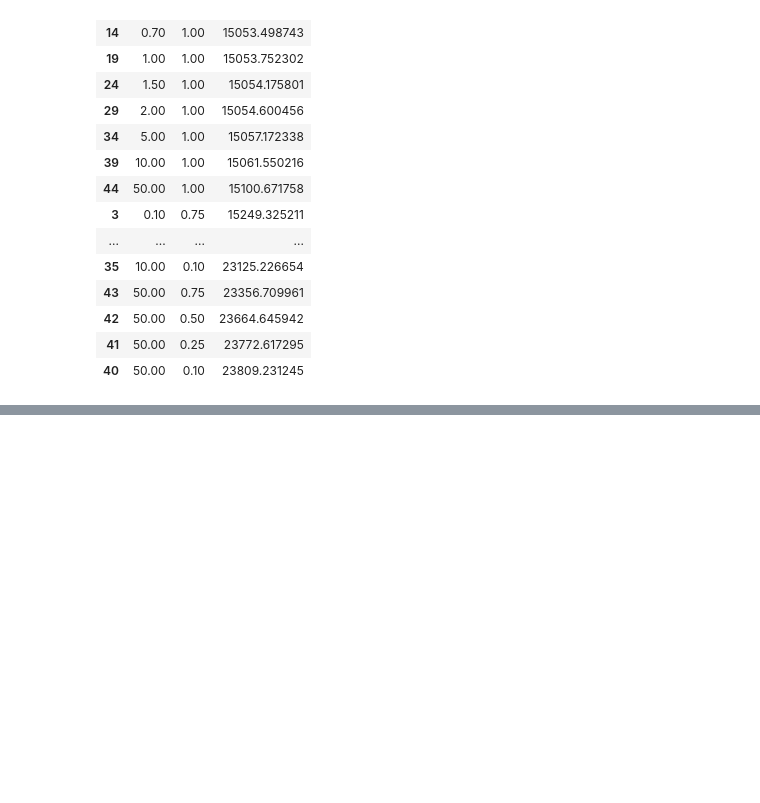
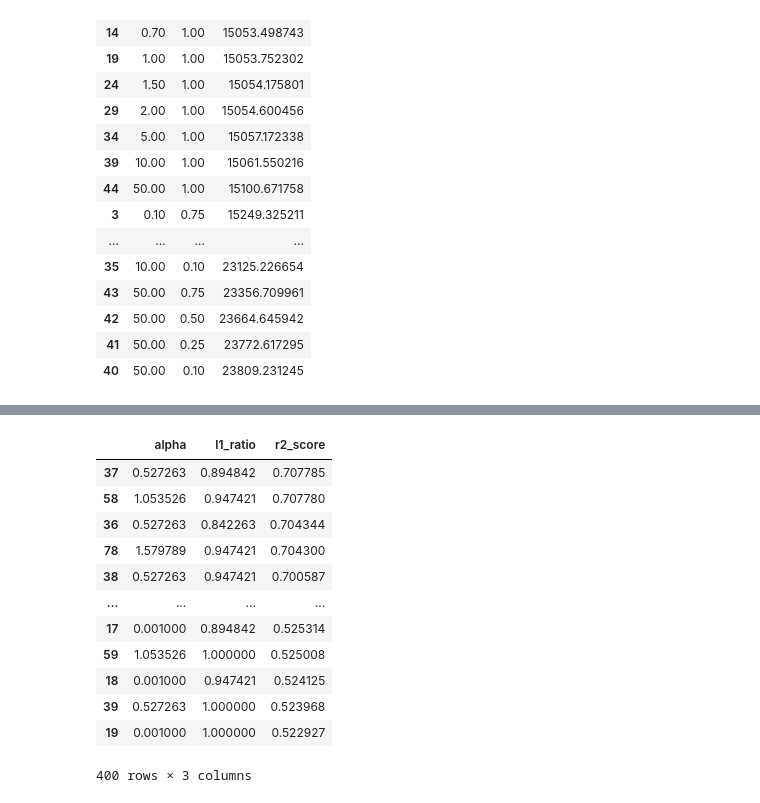
Before and after one commit to abhinavsatyam332-cloud/backup-pgcp-AI22, a Jupyter notebook: Practical Machine Learning/practicals/ElasticNet_and_all.ipynb, the cells around one changed output, grey strips where cells are left out. Saved outputs shown, nothing was run; the diff lists cells and outputs as text; code cells hidden in the pictures; blank space fills up the shorter version.

```diff
--- a/Practical Machine Learning/practicals/Daily Practicals/Untitled.ipynb
+++ b/Practical Machine Learning/practicals/ElasticNet_and_all.ipynb
@@ -126,0 +226,30 @@ df_scores.sort_values('score')
+# %%
+
+l1_ratios = np.linspace(0.001,1,20)
+scores = []
+for alp in alphas:
+    for r in l1_ratios:
+        elnet = ElasticNet(alpha=alp, l1_ratio = r)
+        elnet.fit(x_train, y_train)
+        y_pred = elnet.predict(x_test)
+        scores.append([alp,r,r2_score(y_test, y_pred)])
+
+
+
+# 2. Convert the list of results into a DataFrame
+df_scores = pd.DataFrame(scores, columns=['alpha', 'l1_ratio', 'r2_score'])
+df_scores.sort_values('r2_score',ascending = False)
+# %% [output]
+|  | alpha | l1_ratio | r2_score |
+| 37 | 0.527263 | 0.894842 | 0.707785 |
+| 58 | 1.053526 | 0.947421 | 0.707780 |
+| 36 | 0.527263 | 0.842263 | 0.704344 |
+| 78 | 1.579789 | 0.947421 | 0.704300 |
+| 38 | 0.527263 | 0.947421 | 0.700587 |
+| ... | ... | ... | ... |
+| 17 | 0.001000 | 0.894842 | 0.525314 |
+| 59 | 1.053526 | 1.000000 | 0.525008 |
+| 18 | 0.001000 | 0.947421 | 0.524125 |
+| 39 | 0.527263 | 1.000000 | 0.523968 |
+| 19 | 0.001000 | 1.000000 | 0.522927 |
+400 rows × 3 columns
```
Also changed, not shown: parts of 4 cells of this notebook, 1 other file.
